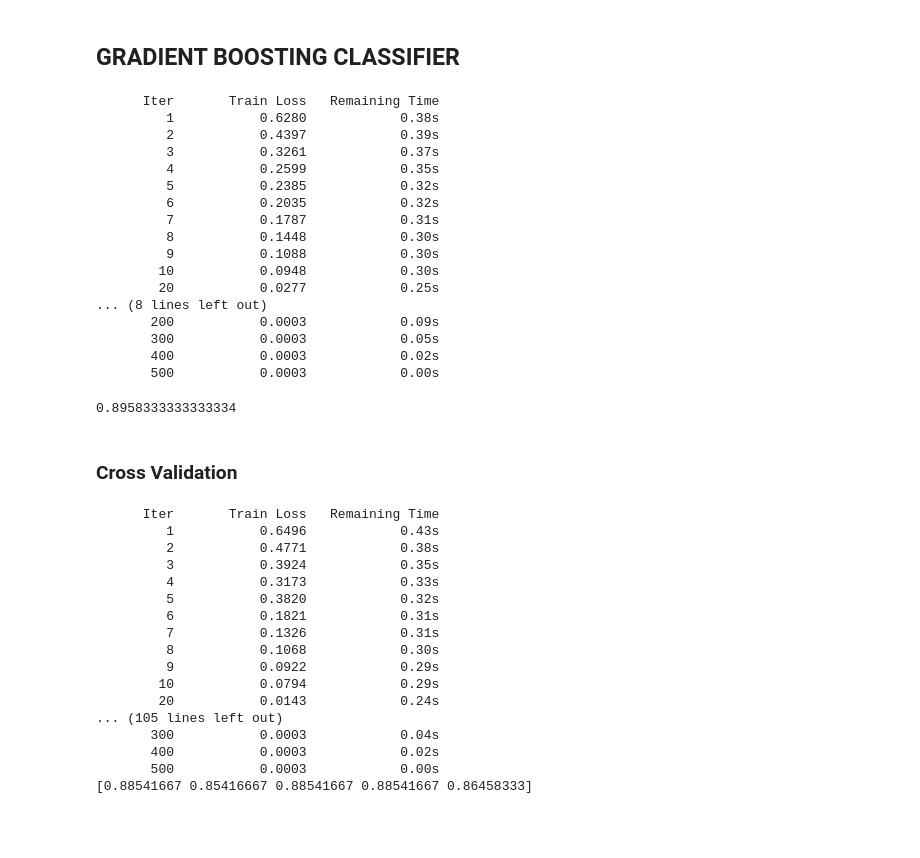
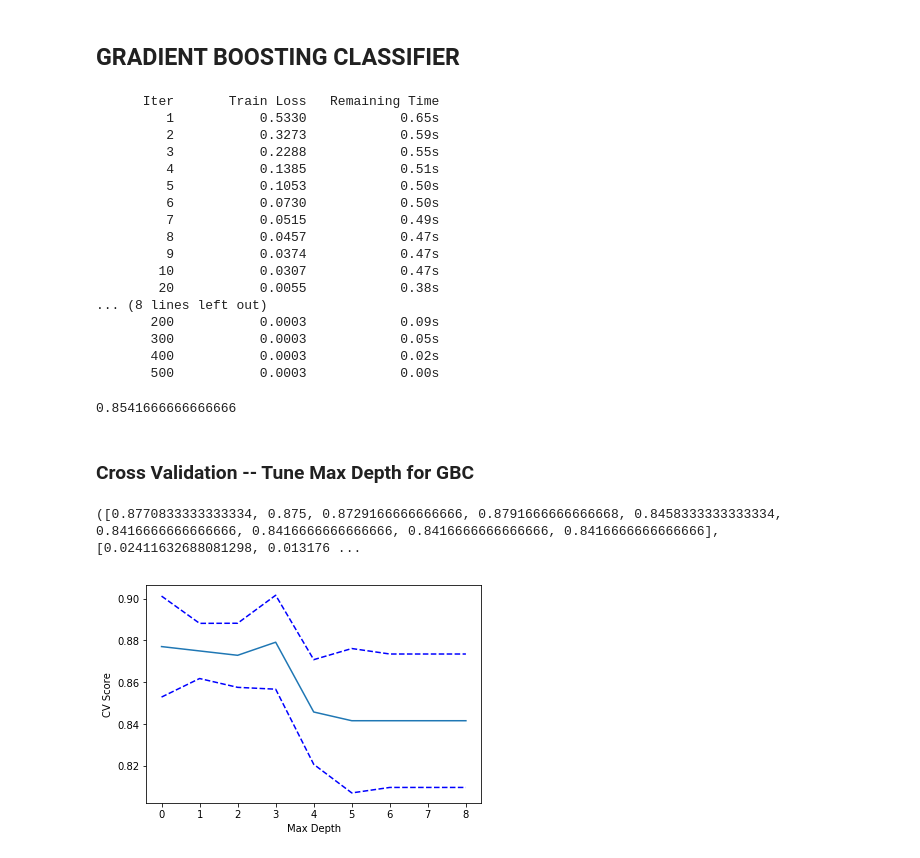
Before and after one commit to zyifan777/home_activity, a Jupyter notebook: classicalML_v2.ipynb, the cells around one changed output. Drawn from its saved outputs; the diff is of its cells as text; code cells hidden in the pictures; blank space fills up the shorter version.

```diff
--- a/classicalML_v2.ipynb
+++ b/classicalML_v2.ipynb
@@ -122,20 +122,20 @@ print (c_nb/float(len(Y_test)))
 # %% [markdown]
 ## GRADIENT BOOSTING CLASSIFIER
 # %%
-clf_gbc = GradientBoostingClassifier(n_estimators=500, learning_rate=1.0,max_depth=2, random_state=0, verbose = True).fit(X_train, Y_train)
+clf_gbc = GradientBoostingClassifier(n_estimators=500, learning_rate=1.0,max_depth=3, random_state=0, verbose = True).fit(X_train, Y_train)
 # %% [output]
       Iter       Train Loss   Remaining Time
-         1           0.6280            0.38s
-         2           0.4397            0.39s
-         3           0.3261            0.37s
-         4           0.2599            0.35s
-         5           0.2385            0.32s
-         6           0.2035            0.32s
-         7           0.1787            0.31s
-         8           0.1448            0.30s
-         9           0.1088            0.30s
-        10           0.0948            0.30s
-        20           0.0277            0.25s
+         1           0.5330            0.65s
+         2           0.3273            0.59s
+         3           0.2288            0.55s
+         4           0.1385            0.51s
+         5           0.1053            0.50s
+         6           0.0730            0.50s
+         7           0.0515            0.49s
+         8           0.0457            0.47s
+         9           0.0374            0.47s
+        10           0.0307            0.47s
+        20           0.0055            0.38s
 ... (8 lines left out)
        200           0.0003            0.09s
        300           0.0003            0.05s
@@ -145,28 +145,27 @@ clf_gbc = GradientBoostingClassifier(n_estimators=500, learning_rate=1.0,max_dep
 # verification
 clf_gbc.score(X_test,Y_test)
 # %% [output]
-0.8958333333333334
+0.8541666666666666
 # %% [markdown]
-### Cross Validation
+### Cross Validation -- Tune Max Depth for GBC
 # %%
-cv = ShuffleSplit(n_splits=5, test_size=0.4, random_state=0)
-this_score = cross_val_score(clf_gbc, X, Y,cv=cv, verbose=0)
-print this_score
+scores = []
+std_scores = []
+for i in range(1,10):
+    clf_gbc = GradientBoostingClassifier(n_estimators=500, learning_rate=1.0,max_depth=i, random_state=0, verbose = False)
+    cv = ShuffleSplit(n_splits=5, test_size=0.4, random_state=0)
+    this_score = cross_val_score(clf_gbc, X, Y,cv=cv, verbose=0)
+    scores.append(np.mean(this_score))
+    std_scores.append(np.std(this_score))
+print(scores, std_scores)
 # %% [output]
-      Iter       Train Loss   Remaining Time
-         1           0.6496            0.43s
-         2           0.4771            0.38s
-         3           0.3924            0.35s
-         4           0.3173            0.33s
-         5           0.3820            0.32s
-         6           0.1821            0.31s
-         7           0.1326            0.31s
-         8           0.1068            0.30s
-         9           0.0922            0.29s
-        10           0.0794            0.29s
-        20           0.0143            0.24s
-... (105 lines left out)
-       300           0.0003            0.04s
-       400           0.0003            0.02s
-       500           0.0003            0.00s
-[0.88541667 0.85416667 0.88541667 0.88541667 0.86458333]
+([0.8770833333333334, 0.875, 0.8729166666666666, 0.8791666666666668, 0.8458333333333334, 0.8416666666666666, 0.8416666666666666, 0.8416666666666666, 0.8416666666666666], [0.02411632688081298, 0.013176 ...
+# %%
+plt.plot(np.array(scores),)
+plt.plot(np.array(scores)+np.array(std_scores),'b--')
+plt.plot(np.array(scores)-np.array(std_scores),'b--')
+plt.xlabel("Max Depth")
+plt.ylabel("CV Score")
+plt.show()
+# %% [output]
+[figure, added]
```
Also changed, not shown: 1 other file.
